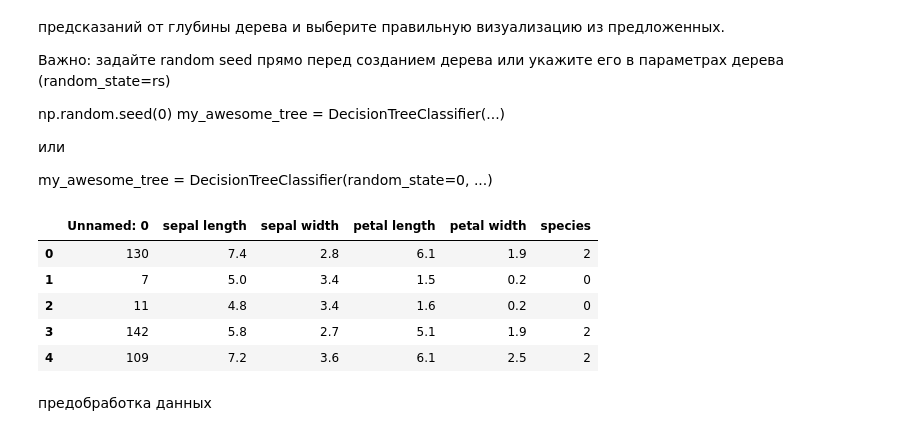
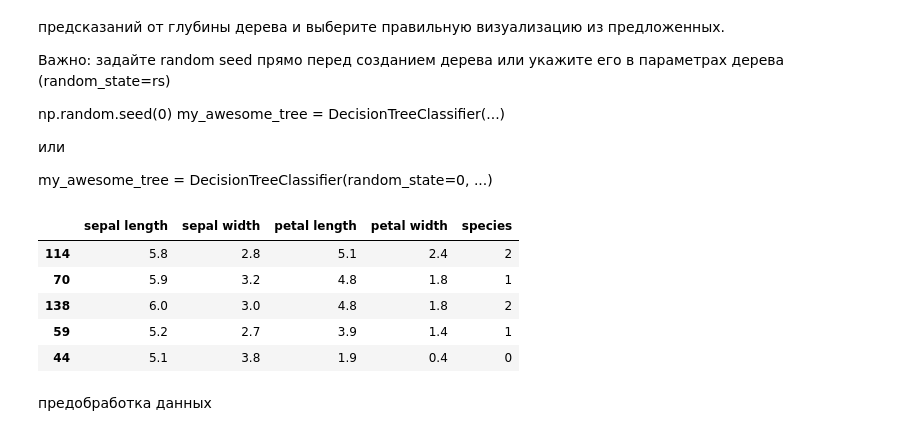
Before and after one commit to straj-granicy/ML-Stepik, a Jupyter notebook: 210121_stepik_Karpov_ML.ipynb, the cells around one changed output. Saved outputs shown, nothing was run; the diff lists cells and outputs as text; code cells hidden in the pictures.

```diff
--- a/210121_stepik_Karpov_ML.ipynb
+++ b/210121_stepik_Karpov_ML.ipynb
@@ -2439,5 +2425,5 @@ from sklearn import tree
 from sklearn.model_selection import train_test_split
 from sklearn.model_selection import cross_val_score
 # %%
-test_iris=pd.read_csv('test_iris.csv')
+test_iris=pd.read_csv('test_iris.csv', index_col=0)
 # %%
@@ -2445,12 +2431,12 @@ train_iris=pd.read_csv('train_iris.csv')
 # %%
-train_iris.head()
+test_iris.head()
 # %% [output]
-|  | Unnamed: 0 | sepal length | sepal width | petal length | petal width | species |
-| 0 | 130 | 7.4 | 2.8 | 6.1 | 1.9 | 2 |
-| 1 | 7 | 5.0 | 3.4 | 1.5 | 0.2 | 0 |
-| 2 | 11 | 4.8 | 3.4 | 1.6 | 0.2 | 0 |
-| 3 | 142 | 5.8 | 2.7 | 5.1 | 1.9 | 2 |
-| 4 | 109 | 7.2 | 3.6 | 6.1 | 2.5 | 2 |
+|  | sepal length | sepal width | petal length | petal width | species |
+| 114 | 5.8 | 2.8 | 5.1 | 2.4 | 2 |
+| 70 | 5.9 | 3.2 | 4.8 | 1.8 | 1 |
+| 138 | 6.0 | 3.0 | 4.8 | 1.8 | 2 |
+| 59 | 5.2 | 2.7 | 3.9 | 1.4 | 1 |
+| 44 | 5.1 | 3.8 | 1.9 | 0.4 | 0 |
 # %% [markdown]
 предобработка данных
 # %% [markdown]
```
Also changed, not shown: parts of 27 cells of this notebook.
